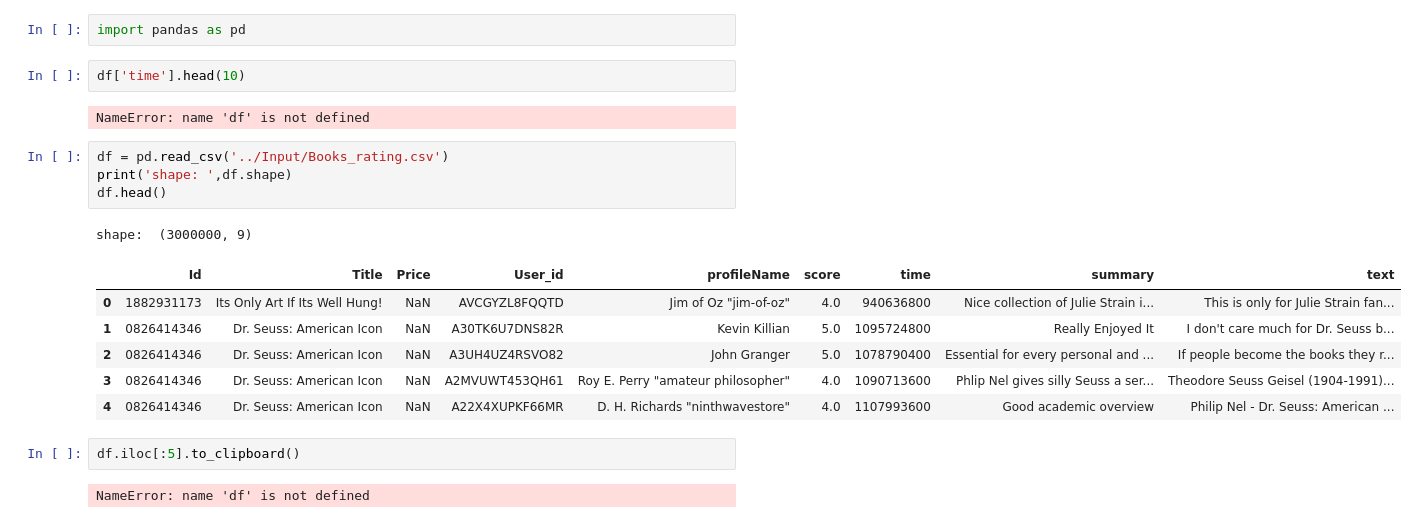
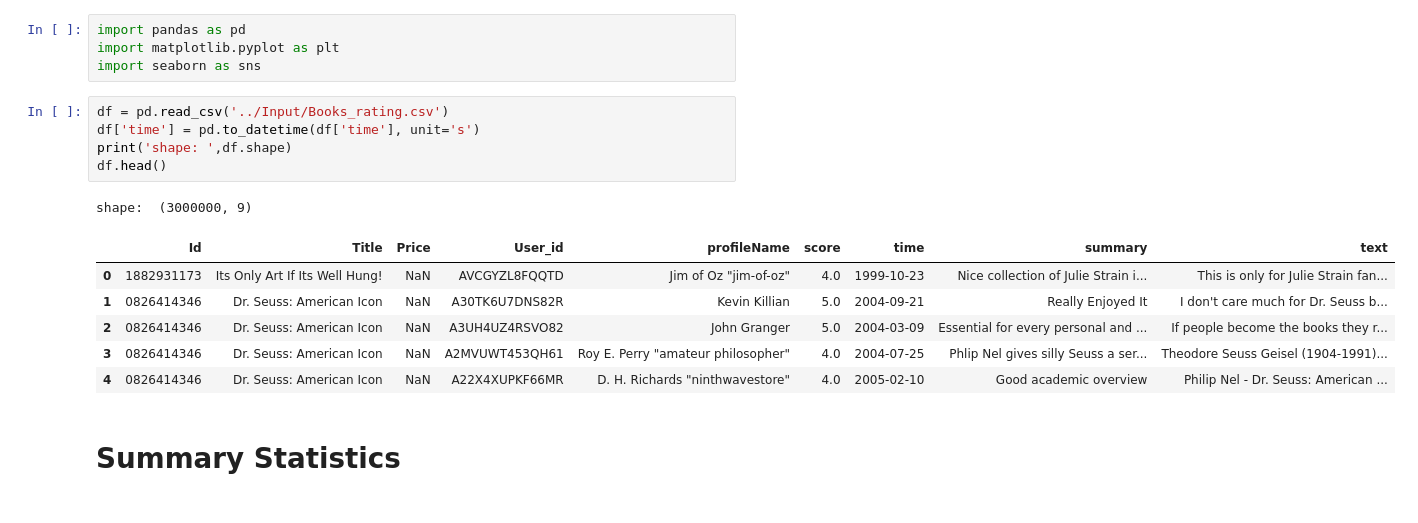
Before and after one commit to mateusexel/PageLens, a Jupyter notebook: Exploration/01_explore_ratings.ipynb, the cells around one changed output. Saved outputs shown, nothing was run; the diff lists cells and outputs as text.

```diff
--- a/Exploration/01_explore_ratings.ipynb
+++ b/Exploration/01_explore_ratings.ipynb
@@ -1,22 +1,19 @@
 # %%
 import pandas as pd
+import matplotlib.pyplot as plt
+import seaborn as sns
-# %%
-df['time'].head(10)
-# %% [output]
-NameError: name 'df' is not defined
 # %%
 df = pd.read_csv('../Input/Books_rating.csv')
+df['time'] = pd.to_datetime(df['time'], unit='s')
 print('shape: ',df.shape)
 df.head()
 # %% [output]
 shape:  (3000000, 9)
 |  | Id | Title | Price | User_id | profileName | score | time | summary | text |
-| 0 | 1882931173 | Its Only Art If Its Well Hung! | NaN | AVCGYZL8FQQTD | Jim of Oz "jim-of-oz" | 4.0 | 940636800 | Nice collection of Julie Strain i... | This is only for Julie Strain fan... |
-| 1 | 0826414346 | Dr. Seuss: American Icon | NaN | A30TK6U7DNS82R | Kevin Killian | 5.0 | 1095724800 | Really Enjoyed It | I don't care much for Dr. Seuss b... |
-| 2 | 0826414346 | Dr. Seuss: American Icon | NaN | A3UH4UZ4RSVO82 | John Granger | 5.0 | 1078790400 | Essential for every personal and ... | If people become the books they r... |
-| 3 | 0826414346 | Dr. Seuss: American Icon | NaN | A2MVUWT453QH61 | Roy E. Perry "amateur philosopher" | 4.0 | 1090713600 | Phlip Nel gives silly Seuss a ser... | Theodore Seuss Geisel (1904-1991)... |
-| 4 | 0826414346 | Dr. Seuss: American Icon | NaN | A22X4XUPKF66MR | D. H. Richards "ninthwavestore" | 4.0 | 1107993600 | Good academic overview | Philip Nel - Dr. Seuss: American ... |
+| 0 | 1882931173 | Its Only Art If Its Well Hung! | NaN | AVCGYZL8FQQTD | Jim of Oz "jim-of-oz" | 4.0 | 1999-10-23 | Nice collection of Julie Strain i... | This is only for Julie Strain fan... |
+| 1 | 0826414346 | Dr. Seuss: American Icon | NaN | A30TK6U7DNS82R | Kevin Killian | 5.0 | 2004-09-21 | Really Enjoyed It | I don't care much for Dr. Seuss b... |
+| 2 | 0826414346 | Dr. Seuss: American Icon | NaN | A3UH4UZ4RSVO82 | John Granger | 5.0 | 2004-03-09 | Essential for every personal and ... | If people become the books they r... |
+| 3 | 0826414346 | Dr. Seuss: American Icon | NaN | A2MVUWT453QH61 | Roy E. Perry "amateur philosopher" | 4.0 | 2004-07-25 | Phlip Nel gives silly Seuss a ser... | Theodore Seuss Geisel (1904-1991)... |
+| 4 | 0826414346 | Dr. Seuss: American Icon | NaN | A22X4XUPKF66MR | D. H. Richards "ninthwavestore" | 4.0 | 2005-02-10 | Good academic overview | Philip Nel - Dr. Seuss: American ... |
-# %%
-df.iloc[:5].to_clipboard()
-# %% [output]
-NameError: name 'df' is not defined
+# %% [markdown]
+# Summary Statistics
```
Also changed, not shown: parts of 15 cells of this notebook.
